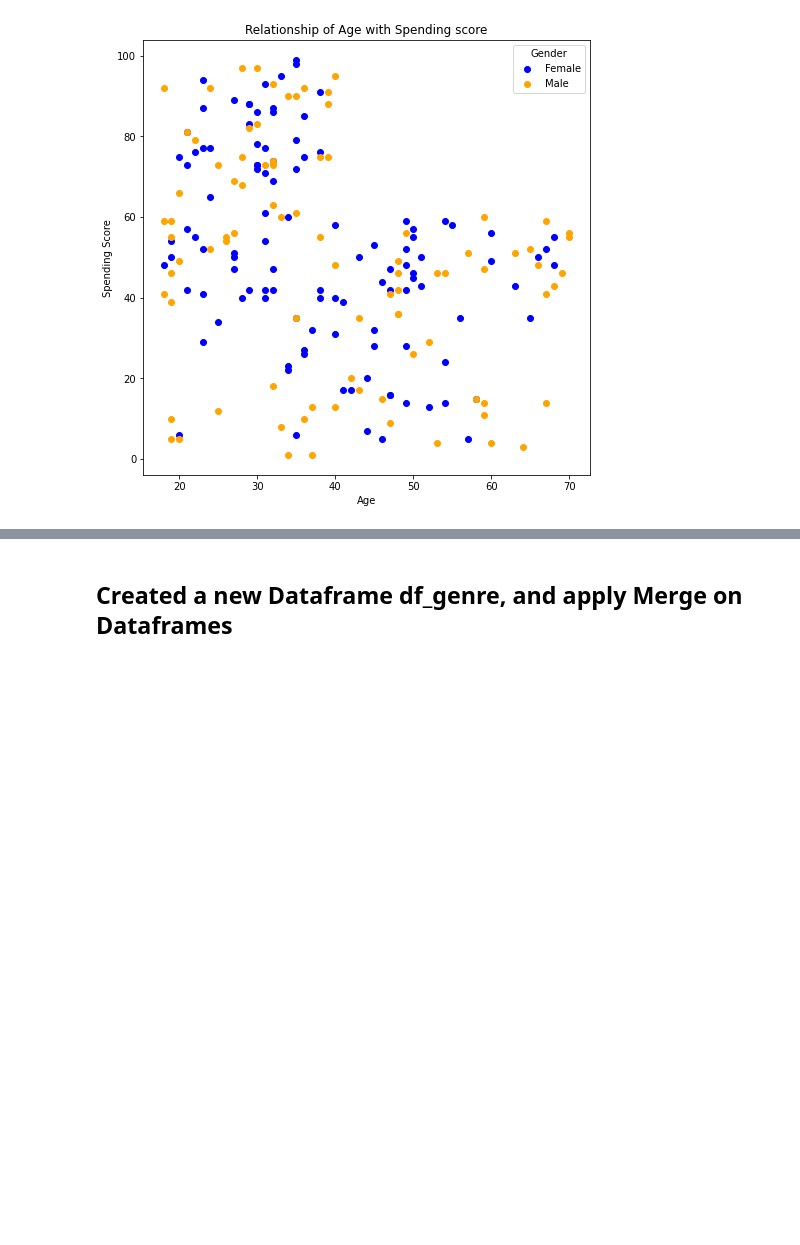
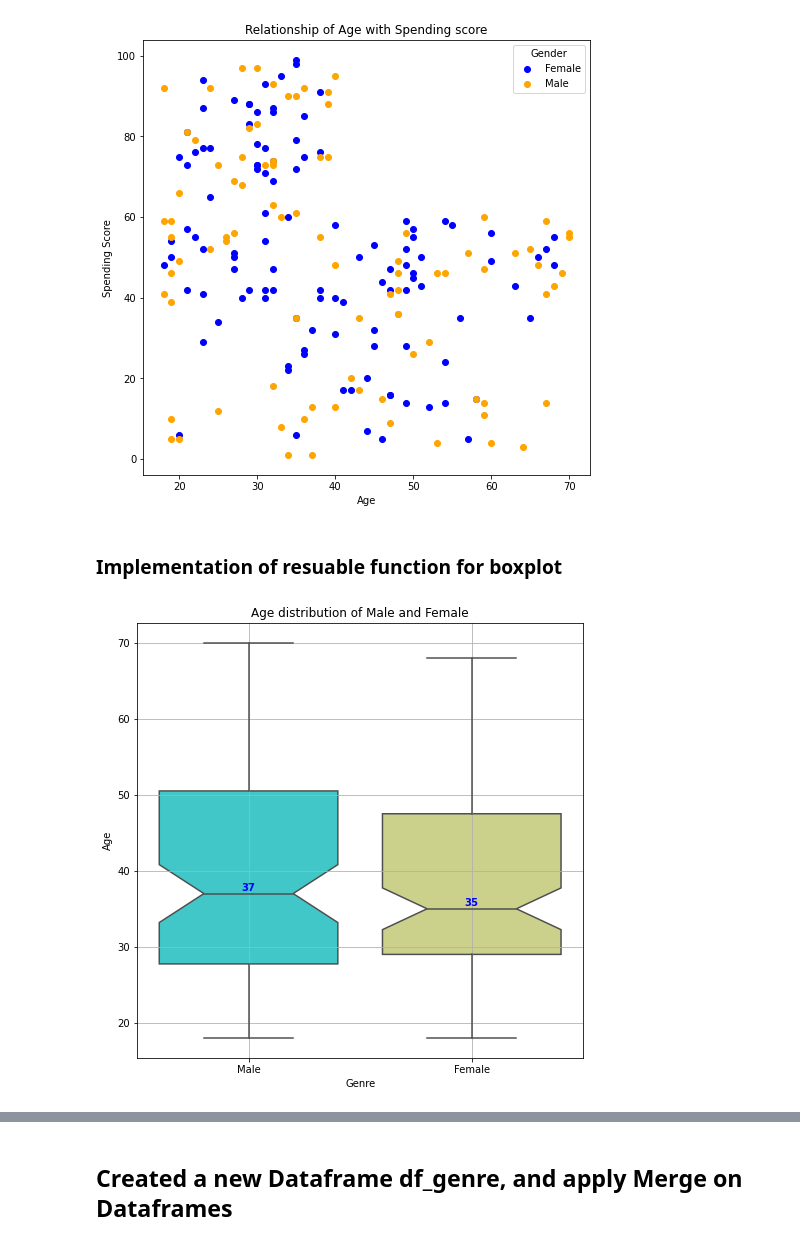
Before and after one commit to iamthevabs/UCDPA_VAIBHAVSRIVASTAVA, a Jupyter notebook: Project_Notebook.ipynb, the cells around one changed output, grey strips where cells are left out. Saved outputs shown, nothing was run; the diff lists cells and outputs as text; code cells hidden in the pictures; blank space fills up the shorter version.

```diff
--- a/Project_Notebook.ipynb
+++ b/Project_Notebook.ipynb
@@ -141,3 +141,28 @@ plt.title('Relationship of Age with Spending score')
 plt.show()
 # %% [output]
 [figure]
+# %% [markdown]
+### Implementation of resuable function for boxplot
+# %%
+def boxplot(frame,x,y,*args):
+    '''This function helps to plot the boxplot
+    frame : dataframe to be used
+    x     : dataframe column for x axis
+    y     : dataframe column for y axis
+    *args : to include more features like Title, palette, notch'''
+
+    plt.figure(figsize=(8,8))
+    bp=sns.boxplot(data=frame,x=x,y=y,palette=args[0],notch=args[1])
+    medians = frame.groupby([x])[y].median().sort_values(ascending=False)
+    vertical_offset = frame[y].median() * 0.01 # offset from median for display
+
+    for xtick in bp.get_xticks():
+        bp.text(xtick,medians[xtick] + vertical_offset,medians[xtick],
+                horizontalalignment='center',size='medium',color='blue',weight='semibold')
+    plt.title(args[2])
+    plt.grid()
+    plt.show()
+# %%
+boxplot(df_cust,'Genre','Age','rainbow',True,'Age distribution of Male and Female')
+# %% [output]
+[figure, added]
```
Also changed, not shown: parts of 10 cells of this notebook.
